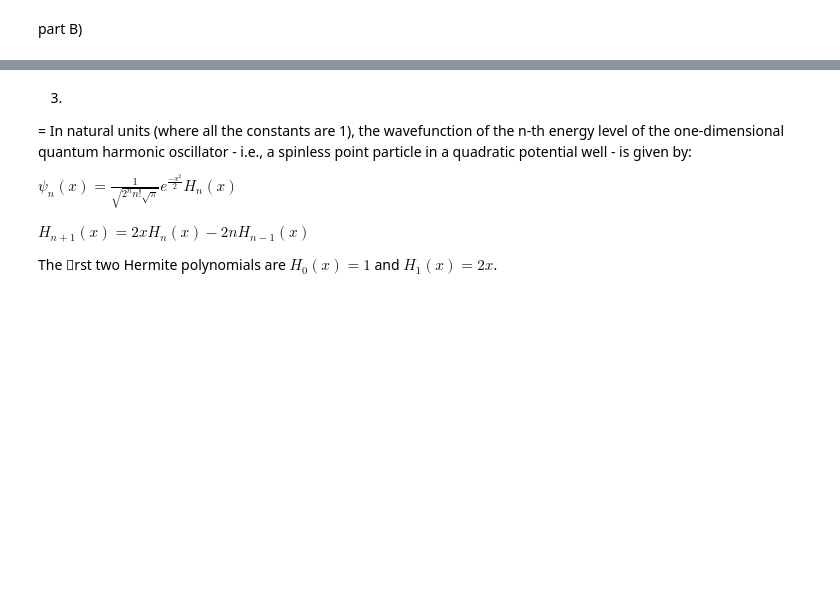
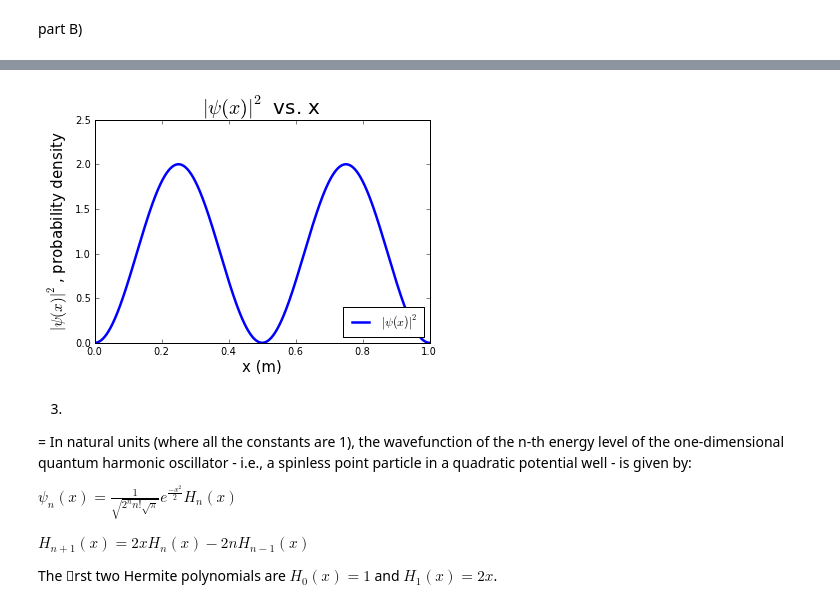
Before and after one commit to dgelfer/PHYS20213, a Jupyter notebook: Week5/Numerical_Integration Exercises .ipynb, the cells around one changed output, grey strips where cells are left out. Saved outputs shown, nothing was run; the diff lists cells and outputs as text; code cells hidden in the pictures; blank space fills up the shorter version.

```diff
--- a/Week5/Numerical_Integration Exercises .ipynb
+++ b/Week5/Numerical_Integration Exercises .ipynb
@@ -89,3 +89,16 @@ show()
+# %%
+x_domain2 = arange(0.,1.,0.0001) # second excited state
+L = 1.
+n = 2.
+psi_squared2 = (sqrt(2/L) * sin((n*pi*x_domain2)/L))**2
+plot(x_domain2,psi_squared2, lw =2.5, label = "$|\psi(x)|^2$" )
+title("$|\psi(x)|^2$ vs. x" , fontsize =20)
+xlabel("x (m)", fontsize = 15)
+ylabel("$|\psi(x)|^2$, probability density", fontsize =15)
+legend(loc = "lower right")
+show()
+# %% [output]
+[figure, added]
 # %% [markdown]
 3)
 =
```
Also changed, not shown: parts of 20 cells of this notebook.
